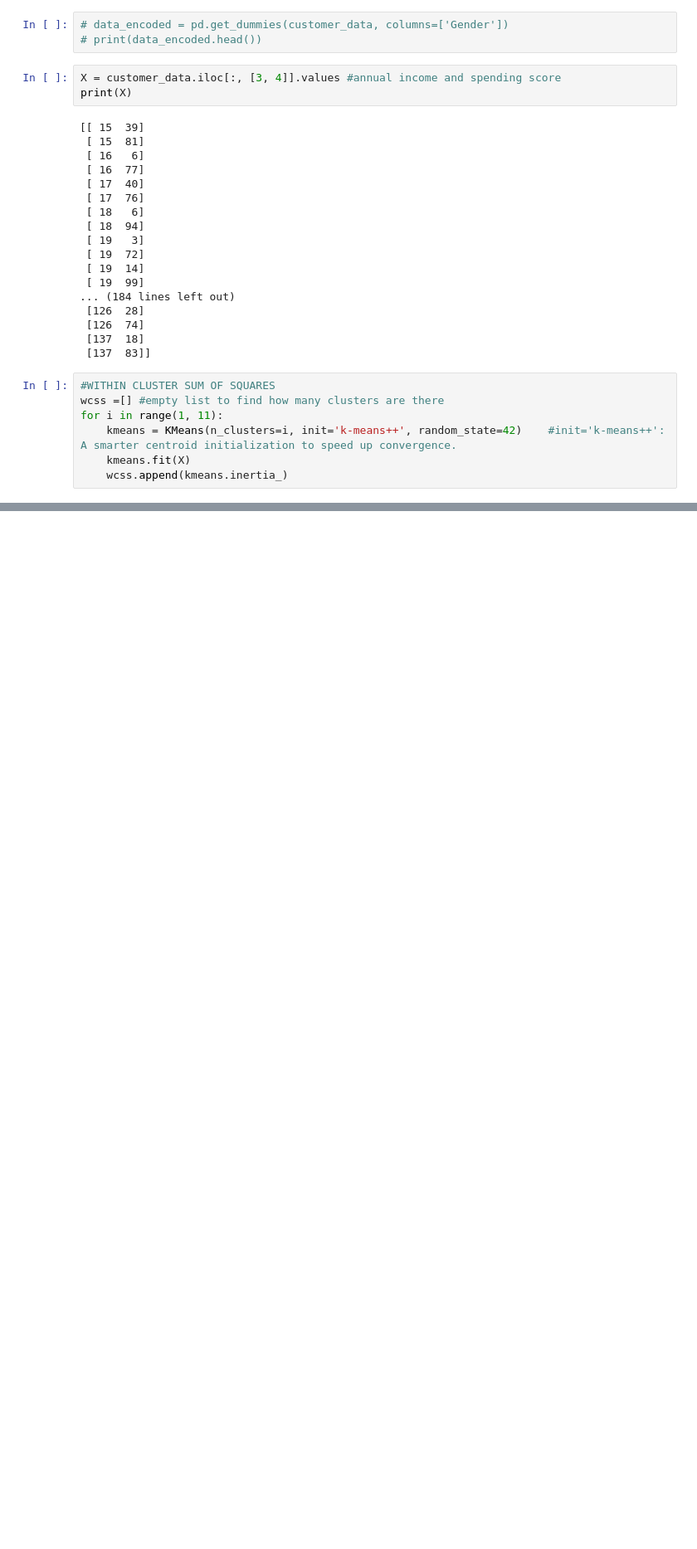
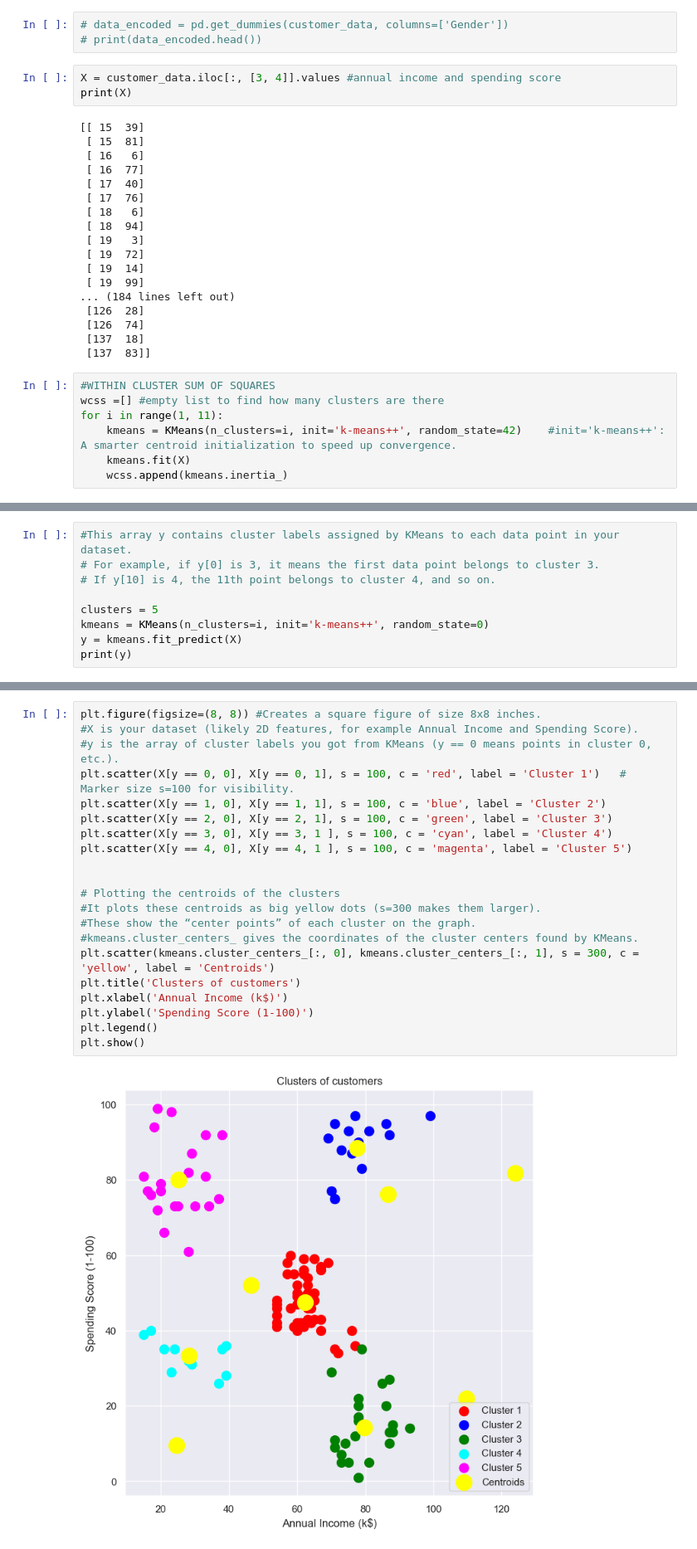
Before and after one commit to amayamohan/Data-science, a Jupyter notebook: Mall.ipynb, the cells around one changed output, grey strips where cells are left out. Shown at 83% size. Cells and saved outputs as stored; diff of their text form; blank space fills up the shorter version.

```diff
--- a/Mall.ipynb
+++ b/Mall.ipynb
@@ -65,2 +66,11 @@ plt.show()
 # %% [output]
 [figure]
+# %%
+#This array y contains cluster labels assigned by KMeans to each data point in your dataset.
+# For example, if y[0] is 3, it means the first data point belongs to cluster 3.
+# If y[10] is 4, the 11th point belongs to cluster 4, and so on.
+
+clusters = 5
+kmeans = KMeans(n_clusters=i, init='k-means++', random_state=0)
+y = kmeans.fit_predict(X)
+print(y)
@@ -66,0 +86,23 @@ plt.show()
+# %%
+plt.figure(figsize=(8, 8)) #Creates a square figure of size 8x8 inches.
+#X is your dataset (likely 2D features, for example Annual Income and Spending Score).
+#y is the array of cluster labels you got from KMeans (y == 0 means points in cluster 0, etc.).
+plt.scatter(X[y == 0, 0], X[y == 0, 1], s = 100, c = 'red', label = 'Cluster 1')   # Marker size s=100 for visibility.
+plt.scatter(X[y == 1, 0], X[y == 1, 1], s = 100, c = 'blue', label = 'Cluster 2')
+plt.scatter(X[y == 2, 0], X[y == 2, 1], s = 100, c = 'green', label = 'Cluster 3')
+plt.scatter(X[y == 3, 0], X[y == 3, 1 ], s = 100, c = 'cyan', label = 'Cluster 4')
+plt.scatter(X[y == 4, 0], X[y == 4, 1 ], s = 100, c = 'magenta', label = 'Cluster 5')
+
+
+# Plotting the centroids of the clusters
+#It plots these centroids as big yellow dots (s=300 makes them larger).
+#These show the “center points” of each cluster on the graph.
+#kmeans.cluster_centers_ gives the coordinates of the cluster centers found by KMeans.
+plt.scatter(kmeans.cluster_centers_[:, 0], kmeans.cluster_centers_[:, 1], s = 300, c = 'yellow', label = 'Centroids')
+plt.title('Clusters of customers')
+plt.xlabel('Annual Income (k$)')
+plt.ylabel('Spending Score (1-100)')
+plt.legend()
+plt.show()
+# %% [output]
+[figure, added]
```
Also changed, not shown: parts of 3 cells of this notebook.
